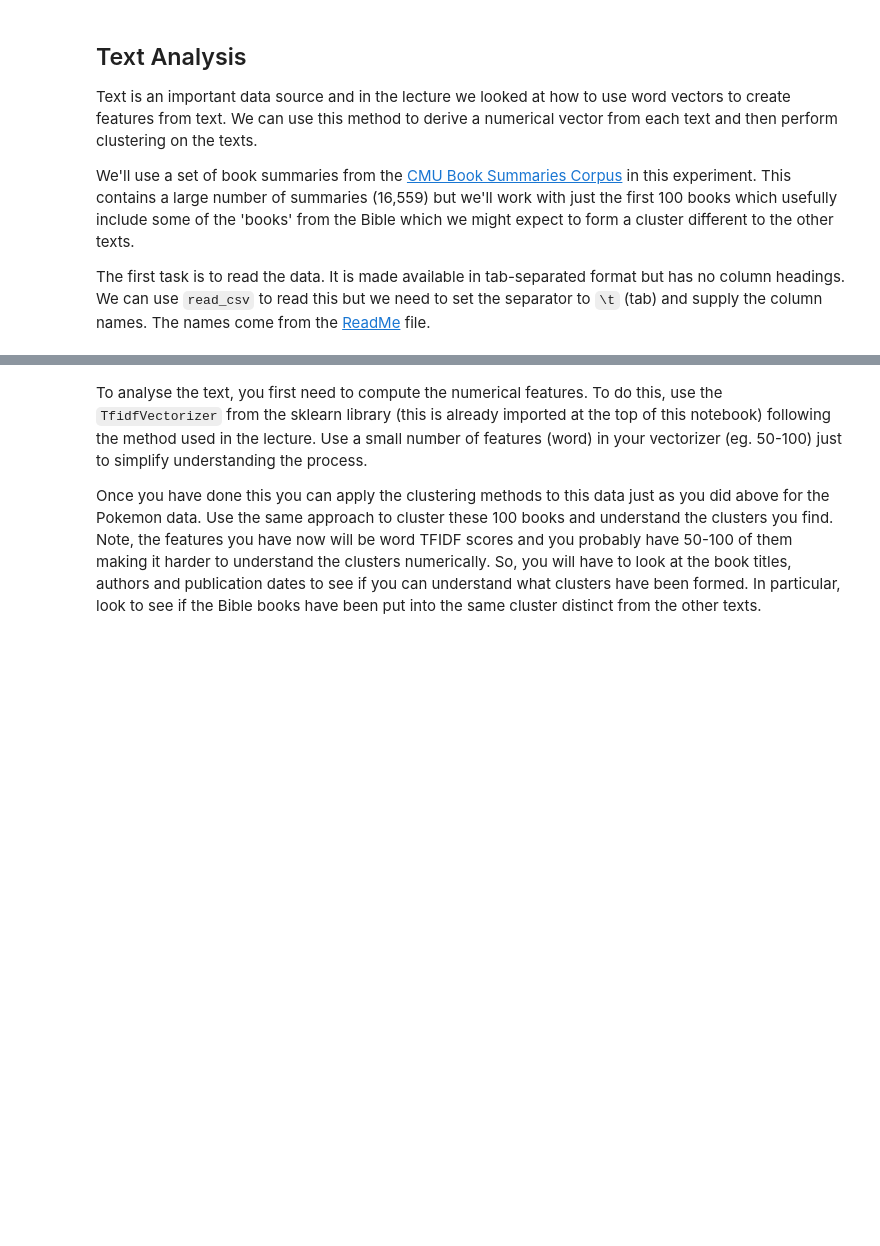
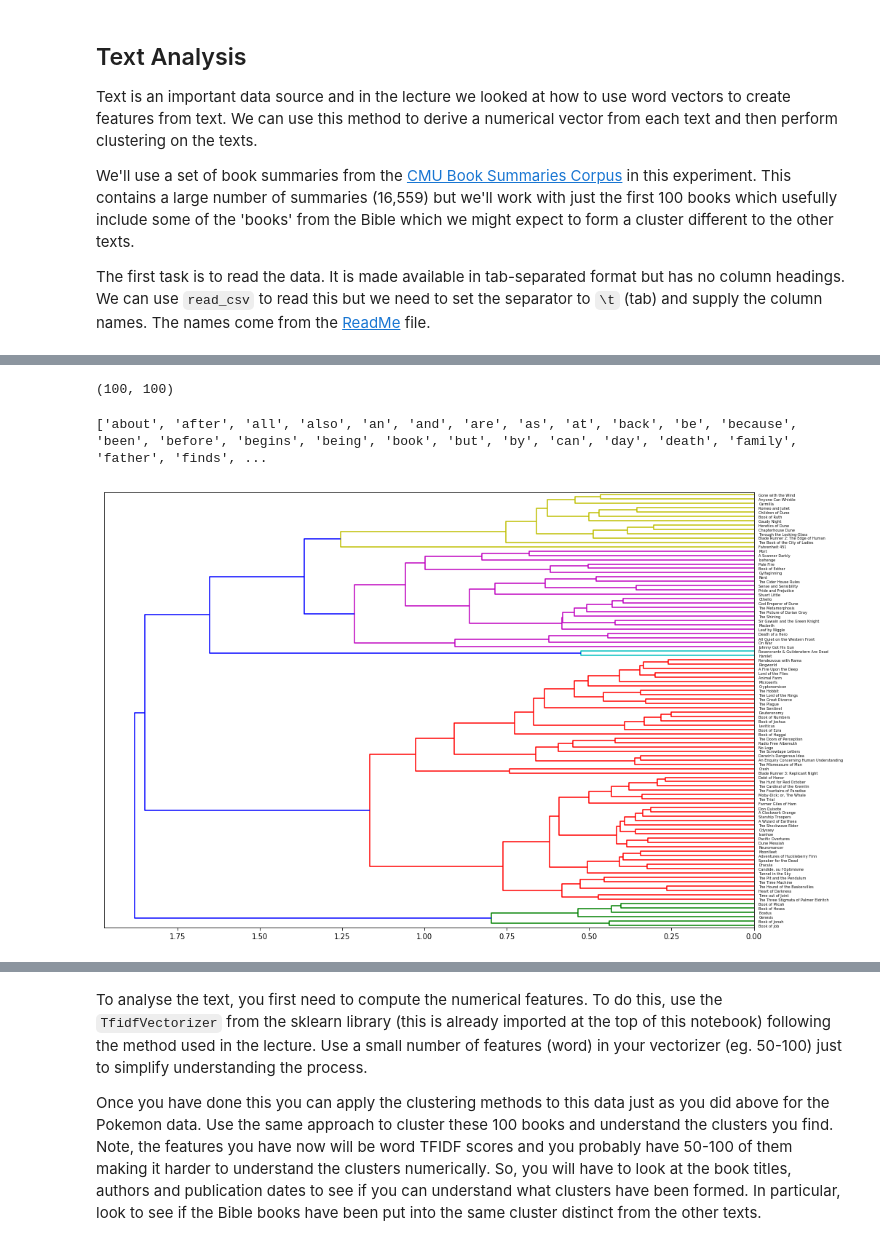
Before and after one commit to N-2-O/COMP2200-practical-workshops-N-2-O, a Jupyter notebook: Workshop Week 8.ipynb, the cells around one changed output, grey strips where cells are left out. Saved outputs shown, nothing was run; the diff lists cells and outputs as text; code cells hidden in the pictures; blank space fills up the shorter version.

```diff
--- a/Workshop Week 8.ipynb
+++ b/Workshop Week 8.ipynb
@@ -127,0 +181,20 @@ books.head()
+# %%
+vectorizer = TfidfVectorizer(max_features = 100)
+X = vectorizer.fit_transform(books.summary).toarray()
+# %%
+X.shape #100 words, 100 books
+# %% [output]
+(100, 100)
+# %%
+print(vectorizer.get_feature_names())
+# %% [output]
+['about', 'after', 'all', 'also', 'an', 'and', 'are', 'as', 'at', 'back', 'be', 'because', 'been', 'before', 'begins', 'being', 'book', 'but', 'by', 'can', 'day', 'death', 'family', 'father', 'finds', ...
+# %%
+dist = pdist(X, 'euclidean')
+linkage_matrix = linkage(dist, method = 'ward')
+# %%
+plt.figure(figsize=(16,11))
+dendrogram(linkage_matrix, labels = list(books.title), orientation = 'left')
+plt.show()
+# %% [output]
+[figure, added]
```
Also changed, not shown: parts of 20 cells of this notebook.
